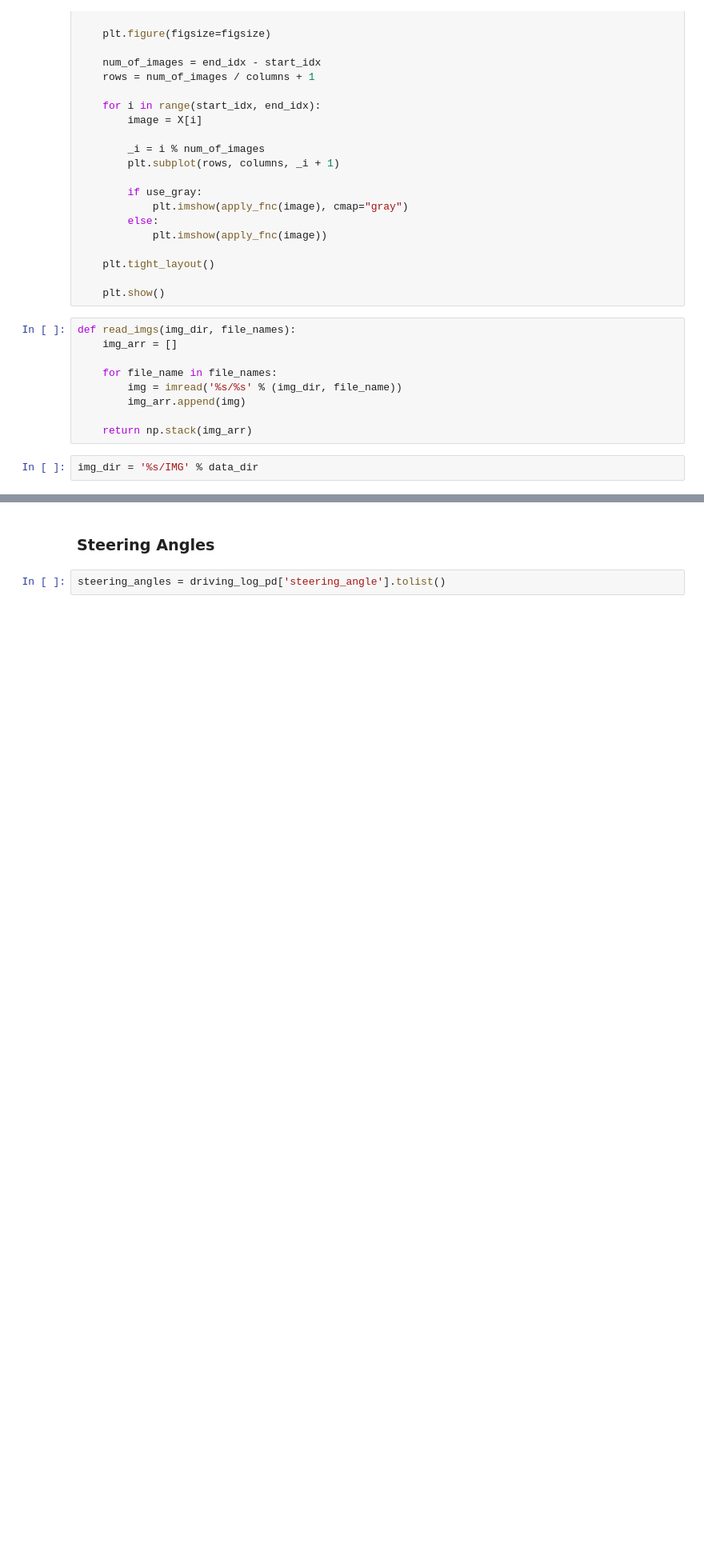
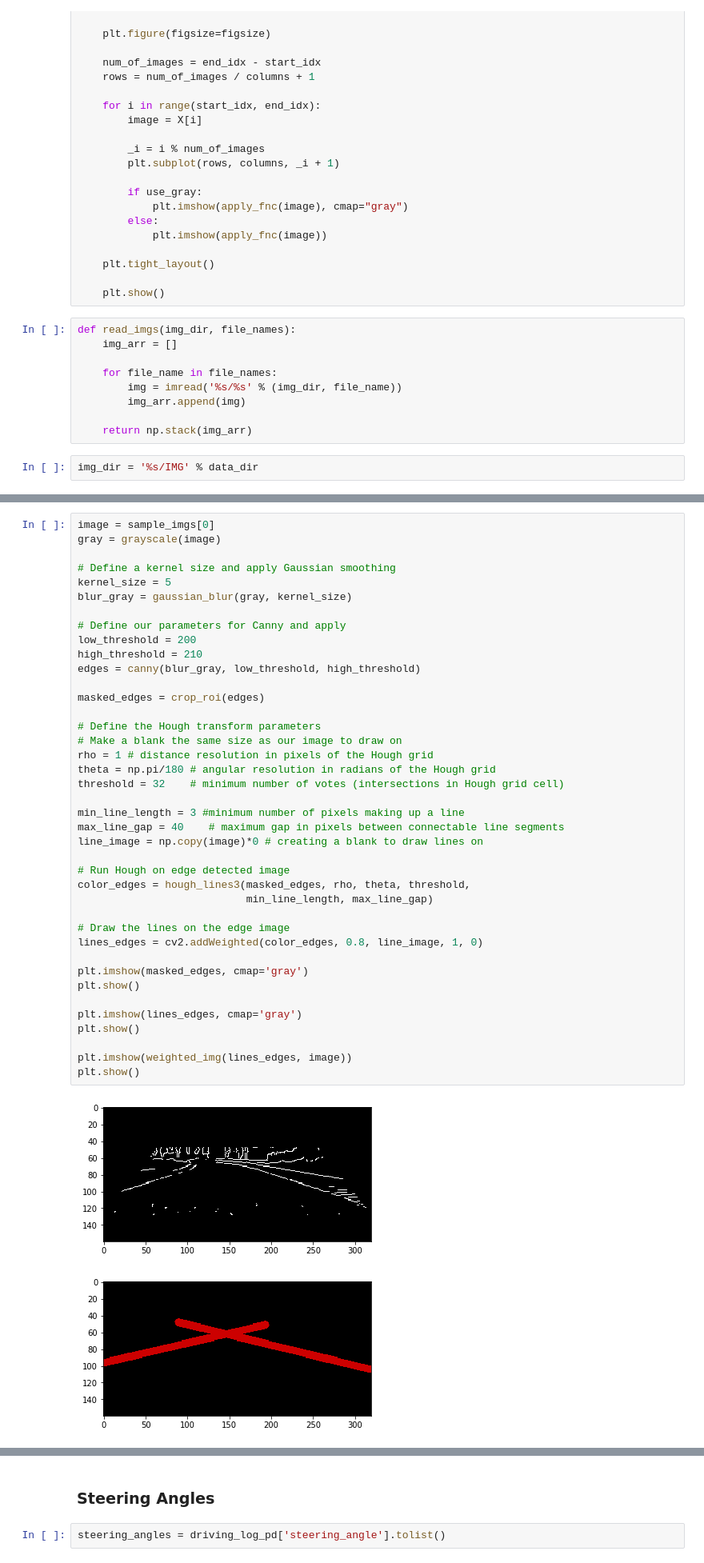
Before and after one commit to ekkus93/CarND-Behavioral-Cloning-P3, a Jupyter notebook: Behavioral_Cloning.ipynb, the cells around one changed output, grey strips where cells are left out. Shown at 80% size. Saved outputs shown, nothing was run; the diff lists cells and outputs as text; blank space fills up the shorter version.

```diff
--- a/Behavioral_Cloning.ipynb
+++ b/Behavioral_Cloning.ipynb
@@ -114,0 +612,43 @@ display_images(sample_imgs, columns=5, figsize=(32,12))
+# %%
+image = sample_imgs[0]
+gray = grayscale(image)
+
+# Define a kernel size and apply Gaussian smoothing
+kernel_size = 5
+blur_gray = gaussian_blur(gray, kernel_size)
+
+# Define our parameters for Canny and apply
+low_threshold = 200
+high_threshold = 210
+edges = canny(blur_gray, low_threshold, high_threshold)
+
+masked_edges = crop_roi(edges)
+
+# Define the Hough transform parameters
+# Make a blank the same size as our image to draw on
+rho = 1 # distance resolution in pixels of the Hough grid
+theta = np.pi/180 # angular resolution in radians of the Hough grid
+threshold = 32    # minimum number of votes (intersections in Hough grid cell)
+
+min_line_length = 3 #minimum number of pixels making up a line
+max_line_gap = 40    # maximum gap in pixels between connectable line segments
+line_image = np.copy(image)*0 # creating a blank to draw lines on
+
+# Run Hough on edge detected image
+color_edges = hough_lines3(masked_edges, rho, theta, threshold,
+                           min_line_length, max_line_gap)
+
+# Draw the lines on the edge image
+lines_edges = cv2.addWeighted(color_edges, 0.8, line_image, 1, 0)
+
+plt.imshow(masked_edges, cmap='gray')
+plt.show()
+
+plt.imshow(lines_edges, cmap='gray')
+plt.show()
+
+plt.imshow(weighted_img(lines_edges, image))
+plt.show()
+# %% [output]
+[figure, added]
+[figure, added]
```
Also changed, not shown: parts of 17 cells of this notebook, 8 other files.
